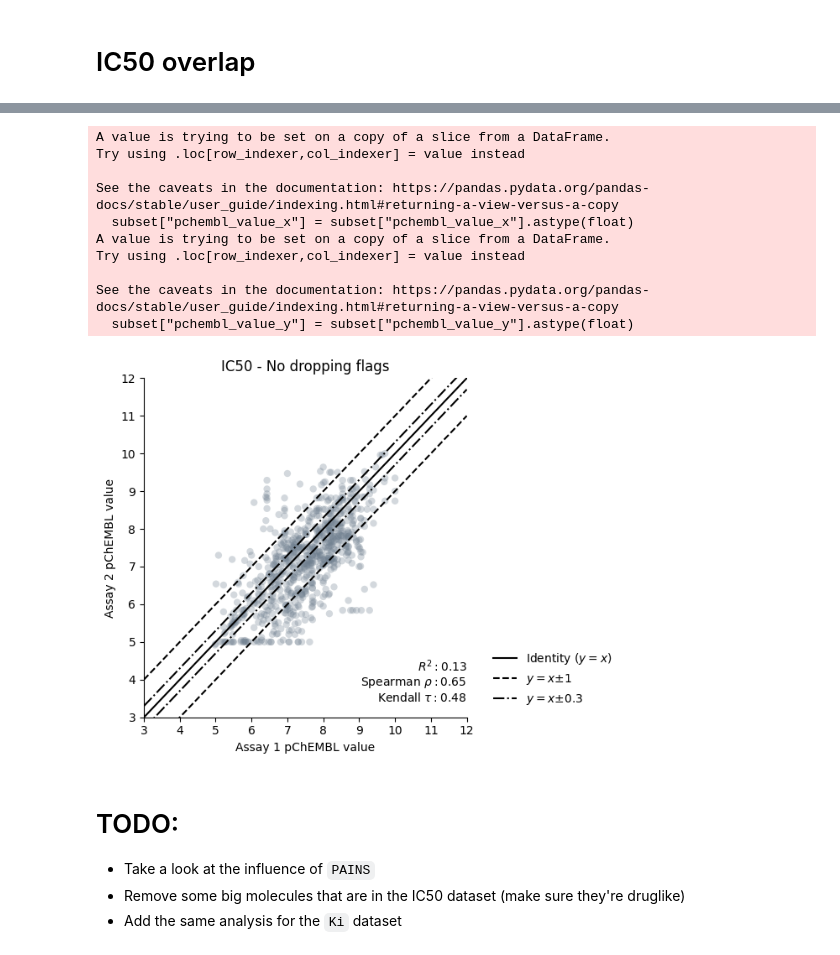
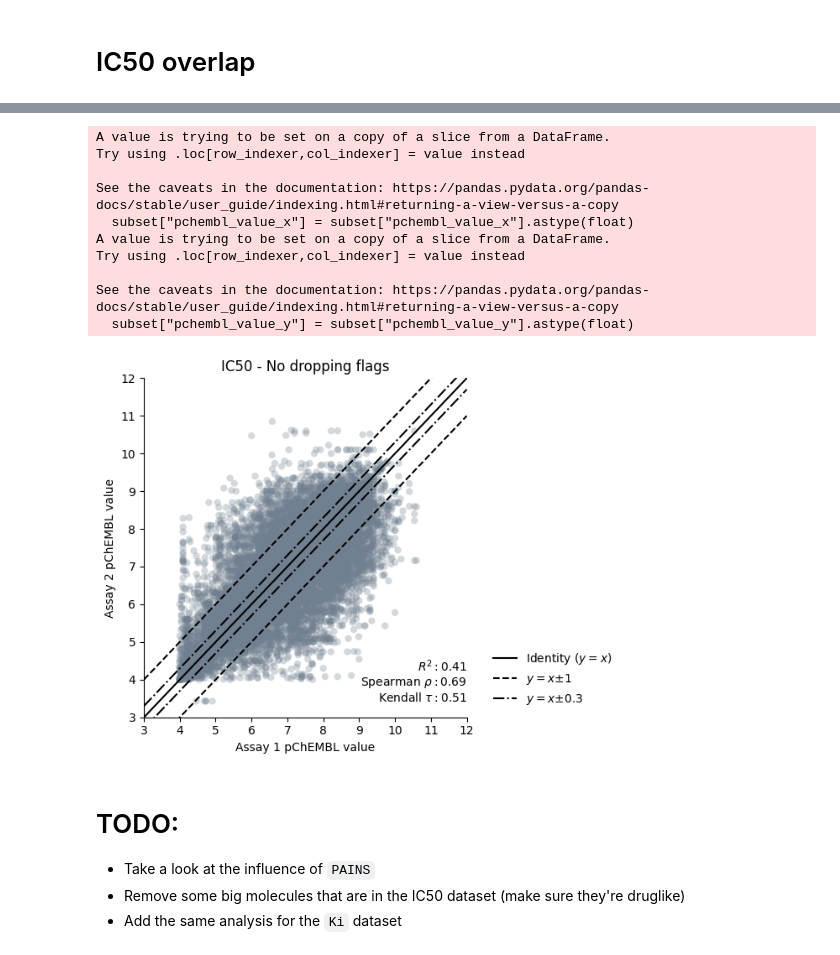
Before and after one commit to CDDLeiden/Capricho, a Jupyter notebook: notebooks/analysis.ipynb, the cells around one changed output, grey strips where cells are left out. Saved outputs shown, nothing was run; the diff lists cells and outputs as text; code cells hidden in the pictures.

```diff
--- a/notebooks/analysis.ipynb
+++ b/notebooks/analysis.ipynb
@@ -87,5 +85,5 @@ subset.shape
 # %%
-df = pd.read_csv("data/curated-IC50-NoAssayOverlap.csv")
-subset = df.query('original_smiles.str.contains(";", regex=False)').assign(repeat=lambda x: range(len(x)))
+df = pd.read_csv("curated-IC50-NoAssayOverlap.csv")
+subset = df.query('processed_smiles.str.contains("|", regex=False)').assign(repeat=lambda x: range(len(x)))
 subset.shape
 # %% [output]
@@ -345,35 +356,36 @@ def plot_subset(
     ax.set_xlabel("Assay 1 pChEMBL value")
 
     handles, labels = ax.get_legend_handles_labels()
     ax.legend(
         handles[1:],
         labels[1:],
         title="",
         bbox_to_anchor=(1.05, 0, 1, 0.2),
         loc="lower left",
         mode="expand",
         frameon=False,
     )
     fig.tight_layout()
 
     return fig, ax
 
+rm_process_obs = "Calculated pChEMBL"
 
-subset = exploded_subset.query('dropping_comment == ""')
+subset = exploded_subset.query('dropping_comment == "" & ~processing_comment.str.contains(@rm_process_obs, regex=True)')
 fig, ax = plot_subset(subset, title="IC50 - No dropping flags")
 fig.savefig("IC50_allFiltered.png", dpi=300, bbox_inches="tight", transparent=True)
 # %% [output]
 A value is trying to be set on a copy of a slice from a DataFrame.
 Try using .loc[row_indexer,col_indexer] = value instead
 
 See the caveats in the documentation: https://pandas.pydata.org/pandas-docs/stable/user_guide/indexing.html#returning-a-view-versus-a-copy
   subset["pchembl_value_x"] = subset["pchembl_value_x"].astype(float)
 A value is trying to be set on a copy of a slice from a DataFrame.
 Try using .loc[row_indexer,col_indexer] = value instead
 
 See the caveats in the documentation: https://pandas.pydata.org/pandas-docs/stable/user_guide/indexing.html#returning-a-view-versus-a-copy
   subset["pchembl_value_y"] = subset["pchembl_value_y"].astype(float)
-[figure, old version]
+[figure, new version]
 # %% [markdown]
 # TODO:
 - Take a look at the influence of `PAINS`
```
Also changed, not shown: parts of 9 cells of this notebook.
